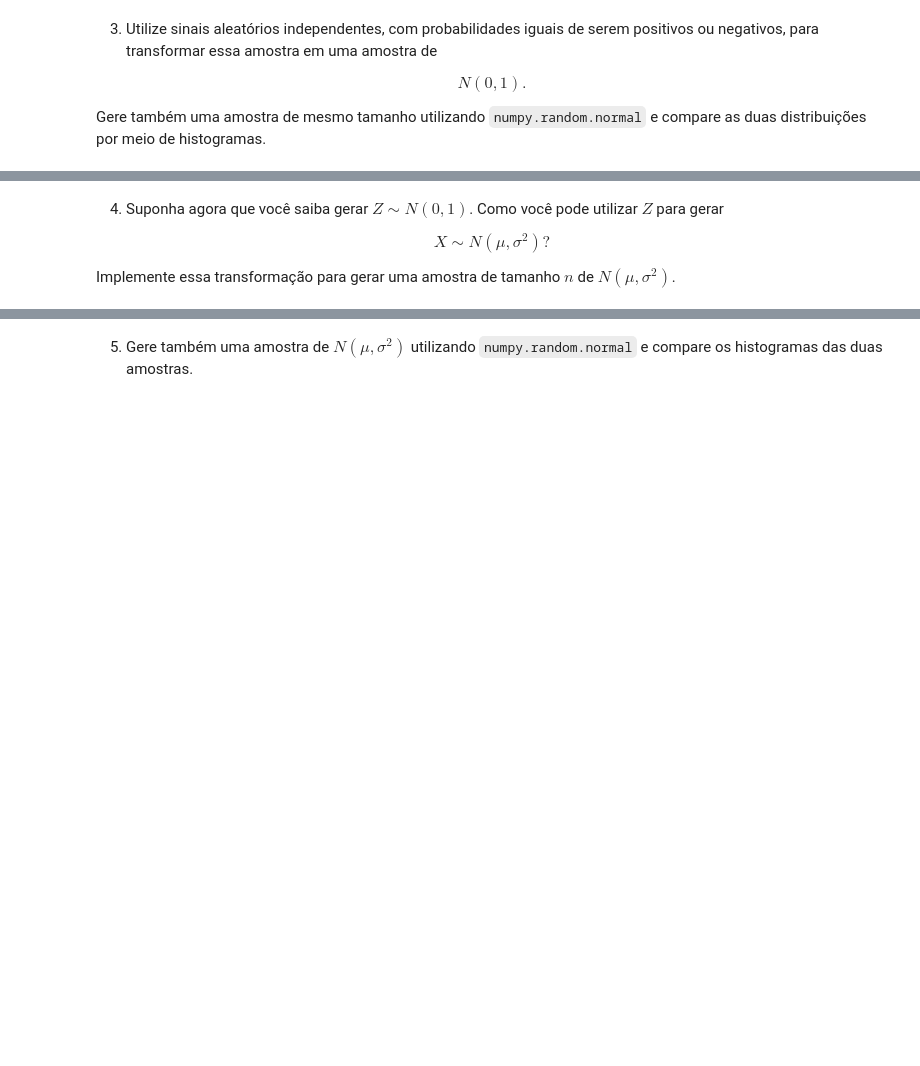
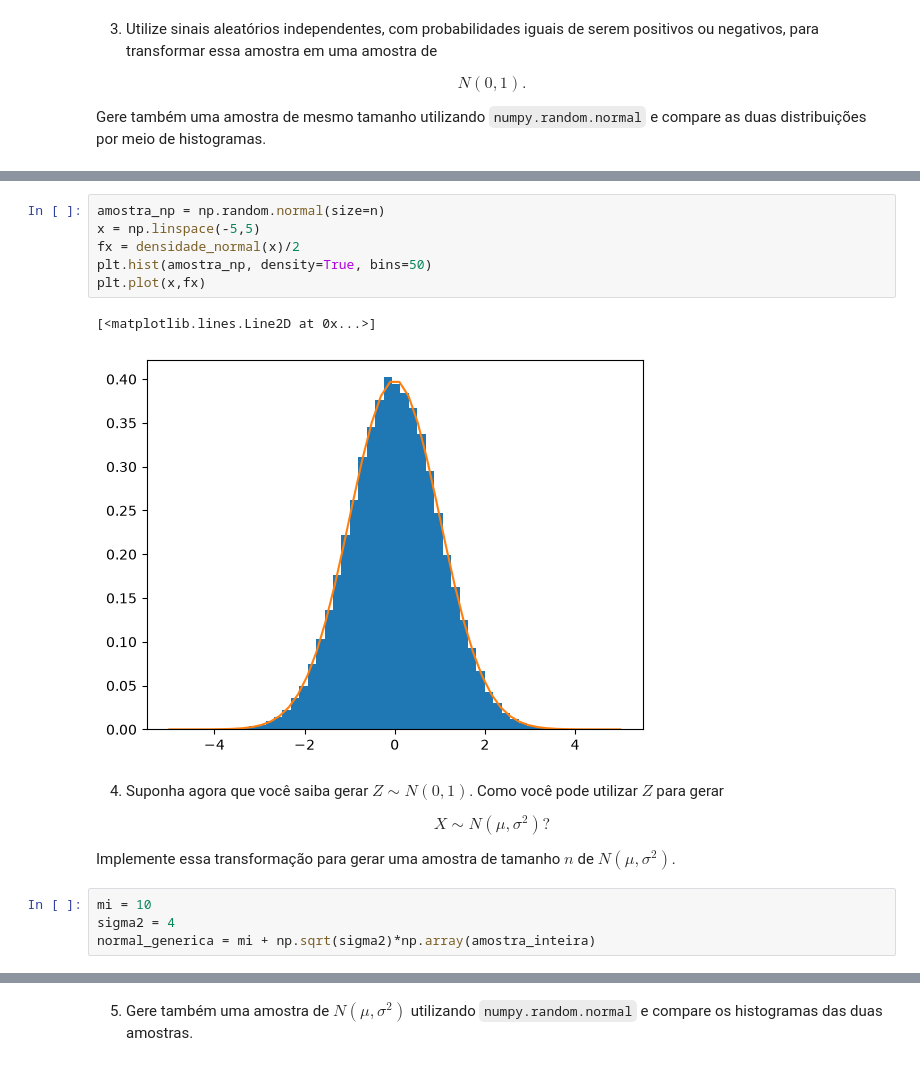
Before and after one commit to mauriciocelini/Programacao-Estatistica, a Jupyter notebook: Labs/lab8.ipynb, the cells around one changed output, grey strips where cells are left out. Drawn from its saved outputs; the diff is of its cells as text; blank space fills up the shorter version.

```diff
--- a/Labs/lab8.ipynb
+++ b/Labs/lab8.ipynb
@@ -67,3 +91,12 @@ Gere também uma amostra de mesmo tamanho utilizando `numpy.random.normal` e com
+# %%
+amostra_np = np.random.normal(size=n)
+x = np.linspace(-5,5)
+fx = densidade_normal(x)/2
+plt.hist(amostra_np, density=True, bins=50)
+plt.plot(x,fx)
+# %% [output]
+[<matplotlib.lines.Line2D at 0x...>]
+[figure, added]
 # %% [markdown]
 4. Suponha agora que você saiba gerar $Z\sim N(0,1)$. Como você pode utilizar $Z$ para gerar
 
@@ -72,3 +105,7 @@ X\sim N(\mu,\sigma^2)?
 $$
 
 Implemente essa transformação para gerar uma amostra de tamanho $n$ de $N(\mu,\sigma^2)$.
+# %%
+mi = 10
+sigma2 = 4
+normal_generica = mi + np.sqrt(sigma2)*np.array(amostra_inteira)
```
Also changed, not shown: parts of 13 cells of this notebook, 2 other files.
